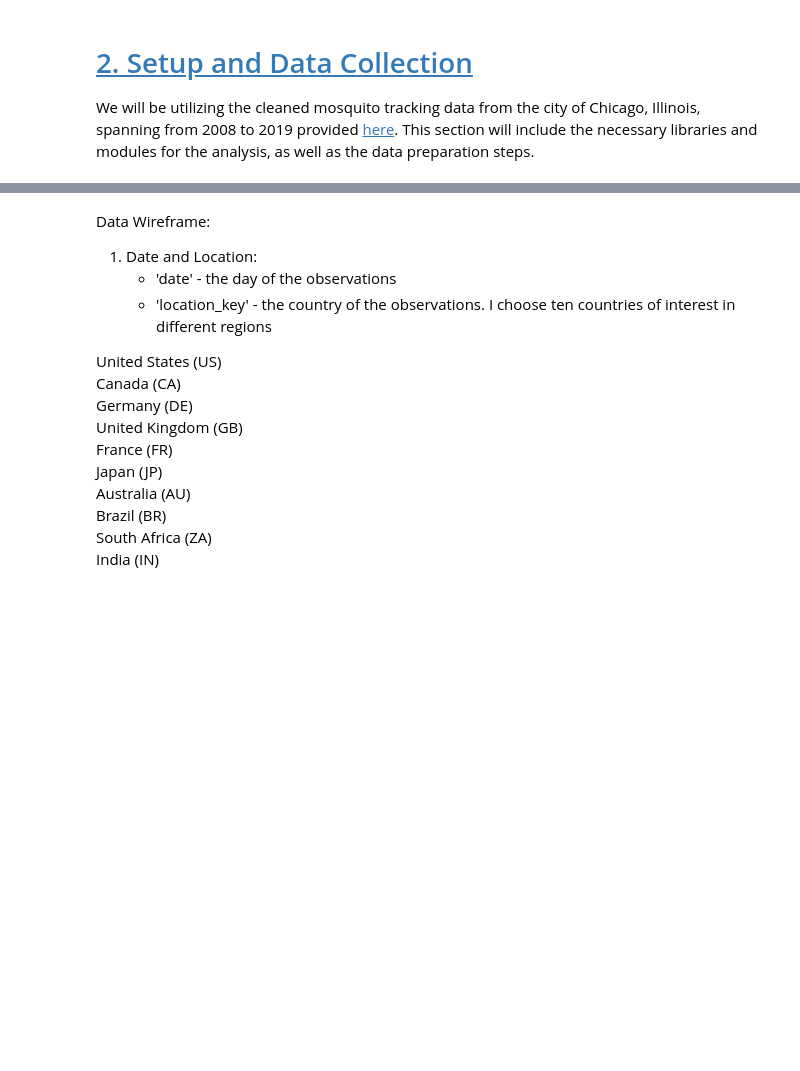
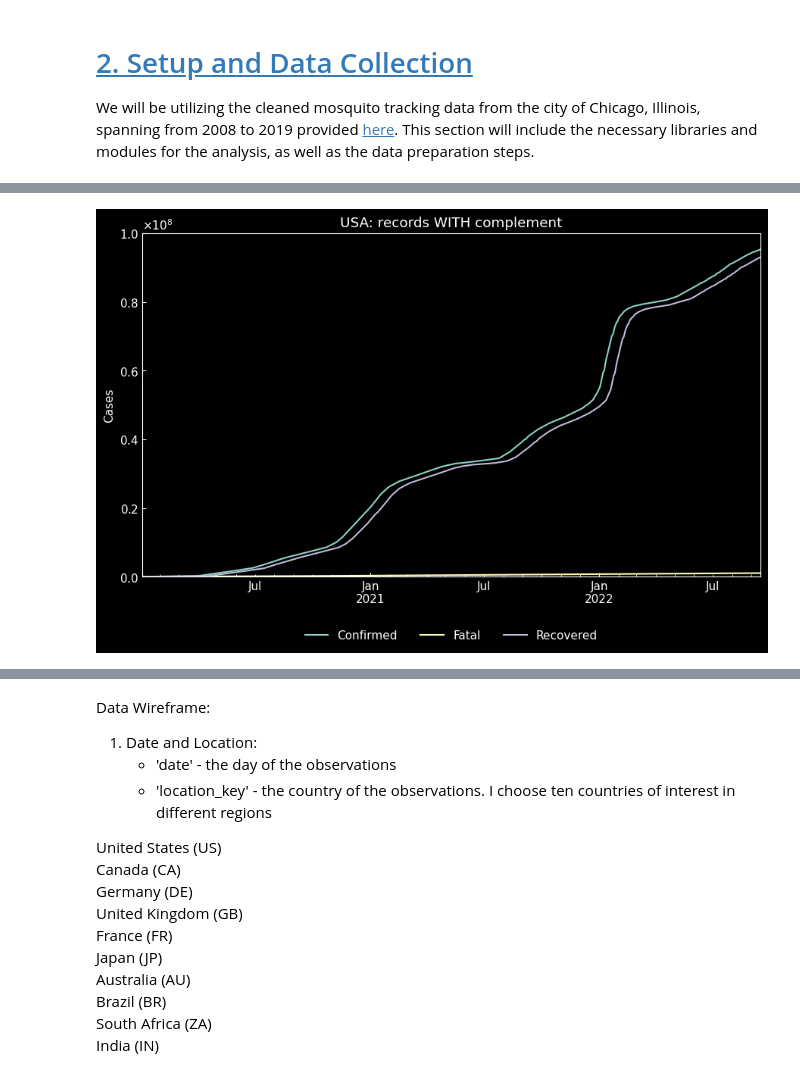
Before and after one commit to scelarek/CovidCast, a Jupyter notebook: Capstone/Main File.ipynb, the cells around one changed output, grey strips where cells are left out. Cells and saved outputs as stored; diff of their text form; code cells hidden in the pictures; blank space fills up the shorter version.

```diff
--- a/Capstone/Main File.ipynb
+++ b/Capstone/Main File.ipynb
@@ -123,0 +122,4 @@ SIR_df = pd.read_csv(f'{folder_holder}US Data.csv') # 2
+# %%
+eng = cs.DataEngineer()
+eng.download(databases=["covid19dh", "owid", "wpp"])
+eng.all().info()
@@ -123,0 +178,9 @@ SIR_df = pd.read_csv(f'{folder_holder}US Data.csv') # 2
+# %%
+
+eng.diff(column="Confirmed", suffix="_diff", freq="D")
+eng.add(columns=["Fatal", "Recovered"])
+# Division
+# eng.div(numerator="Confirmed", denominator="Tests", new="Positive_rate")
+# # Assignment of new a new column
+# eng.assign(**{"Positive_rate_%": eng.all(variables.) x: x["Positive_rate"] * 100})
+eng.all(variables=["Tests", "Confirmed"]).tail()
@@ -123,0 +194,7 @@ SIR_df = pd.read_csv(f'{folder_holder}US Data.csv') # 2
+# %%
+
+with_df, status, status_dict = eng.subset(geo="USA", complement=True)
+print(f"{status}\n")
+print(status_dict)
+with_df.info()
+with_df.head()
@@ -123,0 +227,4 @@ SIR_df = pd.read_csv(f'{folder_holder}US Data.csv') # 2
+# %%
+cs.line_plot(with_df[["Confirmed", "Fatal", "Recovered"]], title="USA: records WITH complement")
+# %% [output]
+[figure, added]
```
Also changed, not shown: parts of 11 cells of this notebook, 6 other files.
